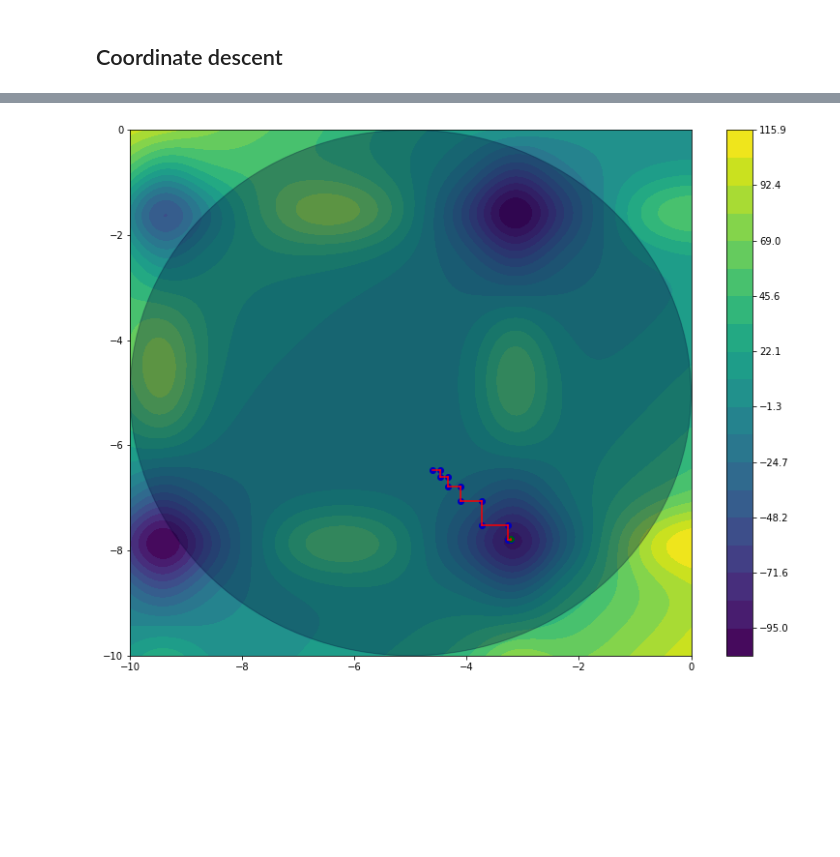
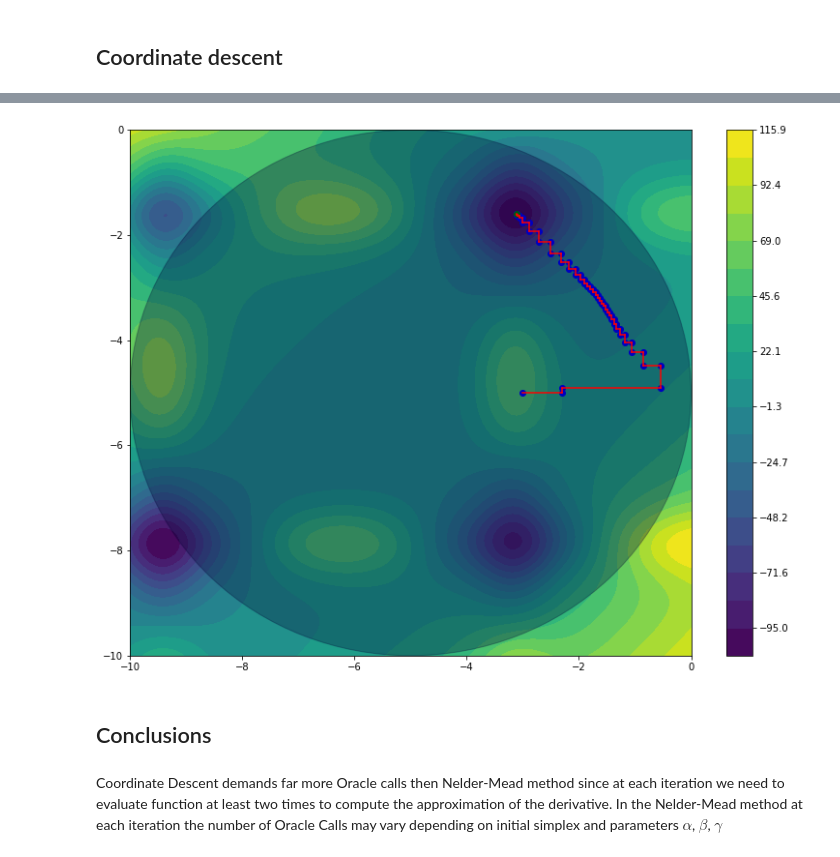
Before and after one commit to blufzzz/Optimization-Methods, a Jupyter notebook: hw1.ipynb, the cells around one changed output, grey strips where cells are left out. Cells and saved outputs as stored; diff of their text form; code cells hidden in the pictures; blank space fills up the shorter version.

```diff
--- a/hw1.ipynb
+++ b/hw1.ipynb
@@ -324,12 +307,12 @@ plt.show()
 # %% [markdown]
 ### Second starting point
 # %%
+x0_2 = np.random.normal(loc = [-6,-8], scale = 0.3, size = (3,2))
+
 opt = NelderMeadOptimizer()
-
-x0_1 = np.random.normal(loc = [-3,-7], scale = 0.1, size = (3,2))
 
 x = opt.minimize(f_mishras_bird,
                  domain={'func':domain, 'type': '<', 'value':0},
                  tol = 1e-9,
-                 x0 = x0_1)
+                 x0 = x0_2)
 # %% [output]
@@ -411,10 +426,10 @@ class CoordDescentOptimizer:
 
     def stopping_criteria(self):
 
-#         if len(self.f_vals) > 10:
-#             return np.var(self.f_vals[:-10]) > self.tol or np.var(self.x_s[:-10]) > self.tol
+        if len(self.f_vals) > 10:
+            return np.var(self.f_vals[:-10]) > self.tol or np.var(self.x_s[:-10]) > self.tol
 
-#         else:
+        else:
             return True
 
     def check_domain(self, x):
@@ -428,20 +443,15 @@ class CoordDescentOptimizer:
 
         return ops[op_type](func(x),value)
 
+
     def align(self, x, x_from_domain):
 
         '''
-        we'll simple reflect x from x_from_domain
+        we'll simply contract x to x_from_domain
         '''
 
-        i = 0
         while not self.check_domain(x):
-
-            if i > 10:
-                set_trace()
-
             x = x + (x_from_domain - x)*0.99
-            i += 1
 
         return x
 
@@ -450,7 +460,6 @@ class CoordDescentOptimizer:
                  n = 2, tol = 1e-10, max_iter = 1000,
                  gamma_0 = 1e-1, alpha_0 = 1e-1, verbose = True, freq = 1000):
 
-        assert(x0 or n)
 
         self.n = n if n else len(x0)
         self.tol = tol
@@ -458,7 +467,7 @@ class CoordDescentOptimizer:
         self.alpha_0 = alpha_0
         self.domain = domain
 
-        if x0 == None:
+        if x0 is None:
             x0 = self.get_init_x0()
 
         alpha_k = alpha_0
@@ -469,7 +478,7 @@ class CoordDescentOptimizer:
             if self.iterations >= max_iter:
                 break
 
-            if self.iterations % freq == 0:
+            if self.iterations % freq == 0 and verbose:
 
                 print ('It so far:', self.iterations )
 
@@ -482,21 +491,22 @@ class CoordDescentOptimizer:
 
             e_i = np.zeros((self.n))
             e_i[i] = 1
-            alpha_k = alpha_0 #if self.iterations < 2 else alpha_0*np.abs(self.f_vals[-1] - self.f_vals[-2])
+            alpha_k = alpha_0
             s_k = (1./2*alpha_k)*(func( x + alpha_k*e_i ) - func( x - alpha_k*e_i ))*e_i
-#             gamma_k = self.gamma_0/np.linalg.norm(s_k)
-            gamma_k = gamma_0/(self.iterations + 1) #*self.domain['func'](x)
+            gamma_k = gamma_0/(self.iterations + 1)
             x_prev = x
             x = x - gamma_k*s_k
 
-#             if not self.check_domain(x):
-#                     x = self.align(x, x_prev)
+            # if new x gone outside the area
+            if not self.check_domain(x):
+                    x = self.align(x, x_prev)
 
             self.oracle_calls += 3
 
         print ('Number of oracle calls: ', self.oracle_calls)
         print ('Iterations: ', self.iterations)
         print('Min F achieved', f_x)
+        print ('Converges to:', x)
 
         return x
 # %%
@@ -526,25 +528,30 @@ Min F achieved -86.86719629358765
 # %%
 x_bounds = [-10,0]
 y_bounds= [-10,0]
 dx = dy = 1
 n = 1000
 
 x = np.linspace(*x_bounds, n)
 y = np.linspace(*y_bounds, n)
 
 fig_map, ax = plt.subplots(figsize= (13,10))
 
 cm = ax.contourf(x,y,f_matrix, np.linspace(f_matrix.min(), f_matrix.max(), 20), cmap = 'viridis')
 plt.colorbar(cm, ax = ax)
 ax.add_artist(plt.Circle((-5, -5), 5, color='#000033', alpha=0.3))
 
 for frame in tqdm(range(len(opt.x_s) - 2)):
 
     x = opt.x_s[frame:frame + 2]
     ax.plot([x[0][0], x[1][0]],[x[0][1],x[1][1]],'r')
     ax.scatter(opt.x_s[frame][0], opt.x_s[frame][1], c = 'g' if frame == len(opt.x_s) - 3 else 'b')
 
-
+clear_output()
 plt.show()
 # %% [output]
-[figure, old version]
+[figure, new version]
+# %% [markdown]
+## Conclusions
+# %% [markdown]
+Coordinate Descent demands far more Oracle calls then Nelder-Mead method since at each iteration we need to evaluate function at least two times to compute the approximation of the derivative.
+In the Nelder-Mead method at each iteration the number of Oracle Calls may vary depending on initial simplex and parameters $\alpha$, $\beta$, $\gamma$
```
Also changed, not shown: parts of 28 cells of this notebook.
